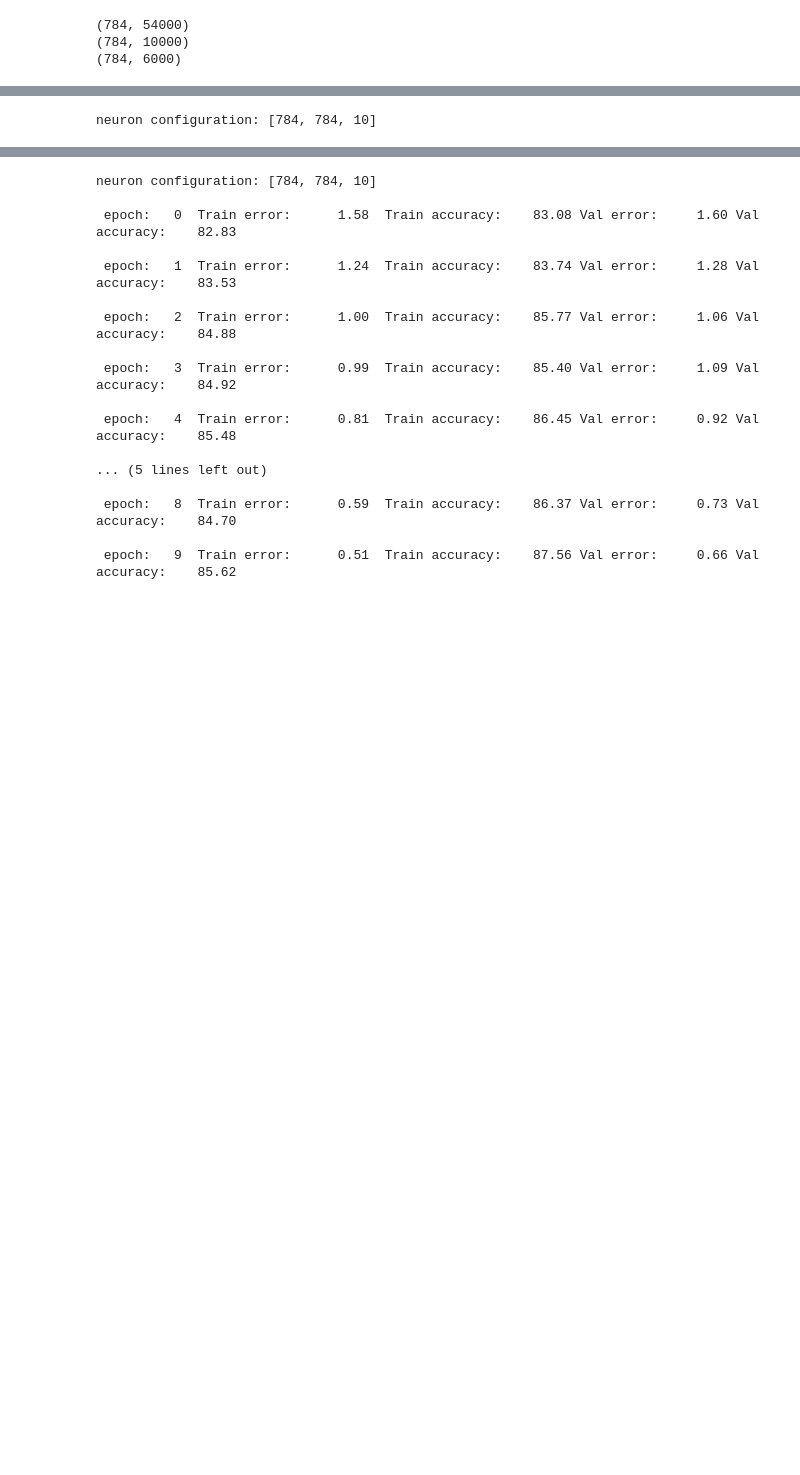
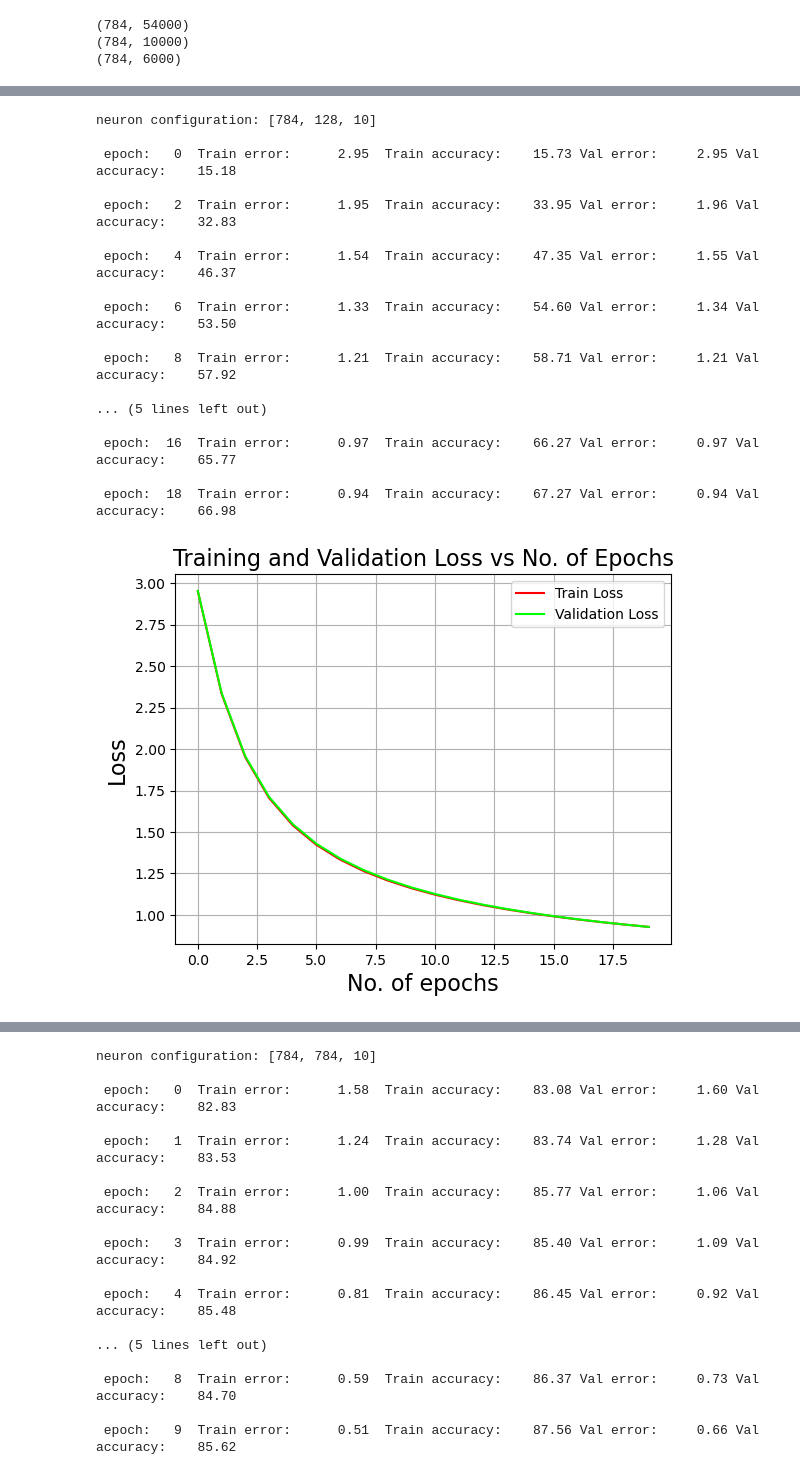
Before and after one commit to ananthu2014/MNIST_and_Fashion-MNIST_Image-Classification, a Jupyter notebook: Assignment 1/CS6910 Assignment 1.ipynb, the cells around one changed output, grey strips where cells are left out. Cells and saved outputs as stored; diff of their text form; code cells hidden in the pictures; blank space fills up the shorter version.

```diff
--- a/Assignment 1/CS6910 Assignment 1.ipynb
+++ b/Assignment 1/CS6910 Assignment 1.ipynb
@@ -786,5 +795,22 @@ neuron configuration: [784, 784, 10]
 # %%
 '''Stochastic gradient descent'''
-neural_network(x_train,y_train,x_val,y_val,optimizer='stochastic_gradient_descent',epochs=20,learning_rate=0.00001,neurons=784)
+neural_network(x_train,y_train,x_val,y_val,optimizer='stochastic_gradient_descent',epochs=20,learning_rate=0.00001,neurons=128)
 # %% [output]
-neuron configuration: [784, 784, 10]
+neuron configuration: [784, 128, 10]
+
+ epoch:   0  Train error:      2.95  Train accuracy:    15.73 Val error:     2.95 Val accuracy:    15.18
+
+ epoch:   2  Train error:      1.95  Train accuracy:    33.95 Val error:     1.96 Val accuracy:    32.83
+
+ epoch:   4  Train error:      1.54  Train accuracy:    47.35 Val error:     1.55 Val accuracy:    46.37
+
+ epoch:   6  Train error:      1.33  Train accuracy:    54.60 Val error:     1.34 Val accuracy:    53.50
+
+ epoch:   8  Train error:      1.21  Train accuracy:    58.71 Val error:     1.21 Val accuracy:    57.92
+
+... (5 lines left out)
+
+ epoch:  16  Train error:      0.97  Train accuracy:    66.27 Val error:     0.97 Val accuracy:    65.77
+
+ epoch:  18  Train error:      0.94  Train accuracy:    67.27 Val error:     0.94 Val accuracy:    66.98
+[figure, added]
```
Also changed, not shown: parts of 12 cells of this notebook.
